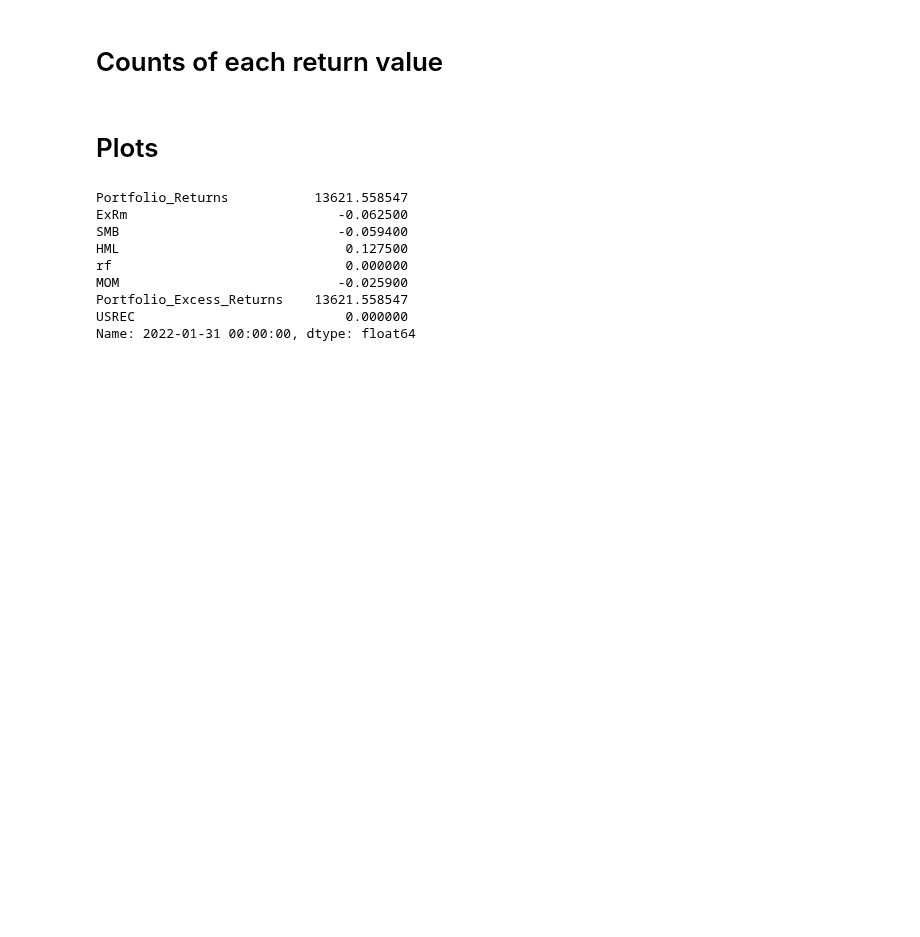
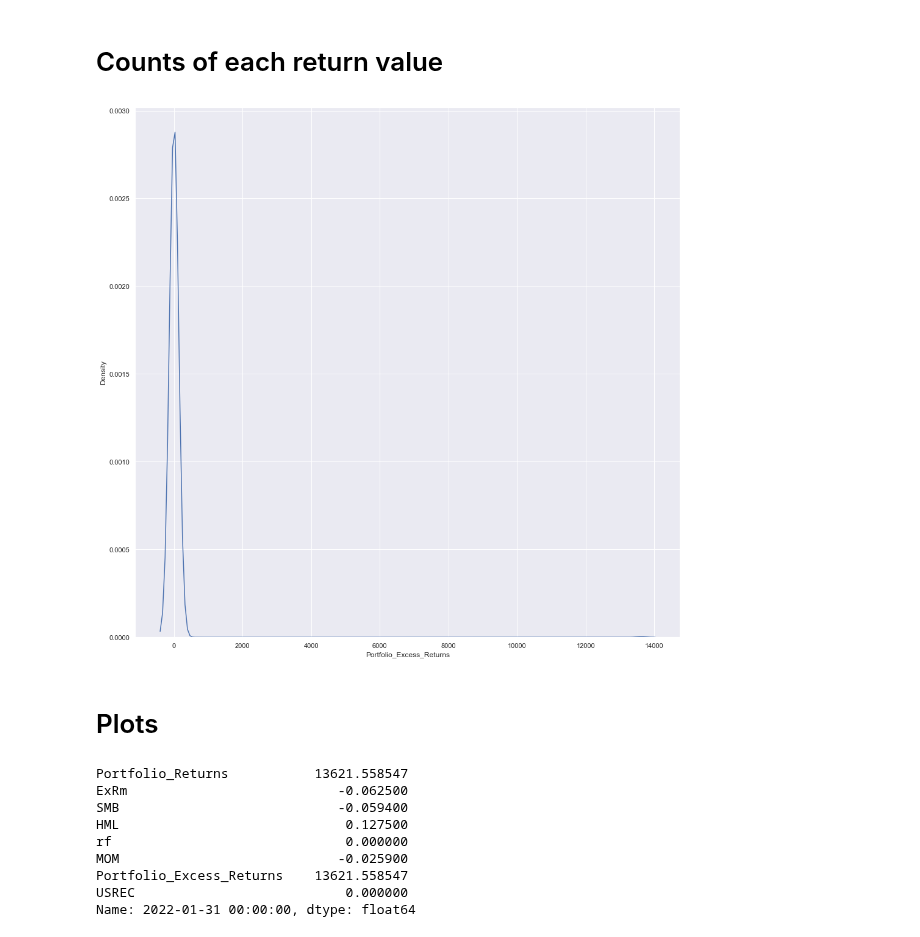
Before and after one commit to statistactics/sin-stocks, a Jupyter notebook: STOCK_FILTERING.ipynb, the cells around one changed output. Saved outputs shown, nothing was run; the diff lists cells and outputs as text; code cells hidden in the pictures; blank space fills up the shorter version.

Commit message:
Preliminary histograms

```diff
--- a/STOCK_FILTERING.ipynb
+++ b/STOCK_FILTERING.ipynb
@@ -488,3 +500,9 @@ sin_model_df2.groupby("")
+# %%
+import seaborn as sns
+sns.set(rc = {"figure.figsize": (16,16)})
+fig1 = sns.kdeplot(sin_model_df2["Portfolio_Excess_Returns"])
+# %% [output]
+[figure, added]
 # %% [markdown]
 # Plots
 # %%
```
Also changed, not shown: parts of 19 cells of this notebook, 1 other file.
